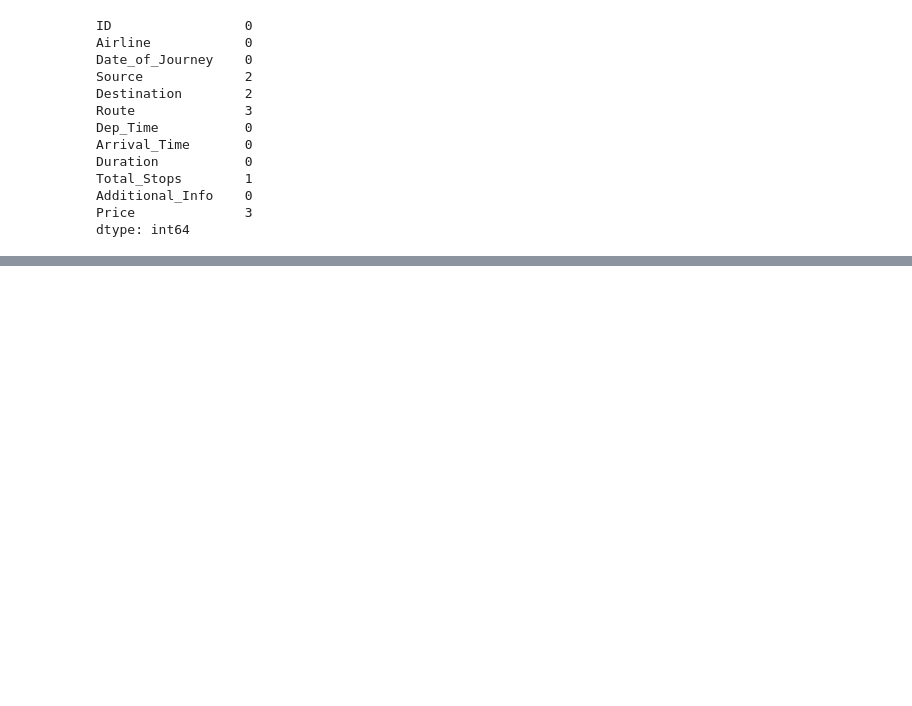
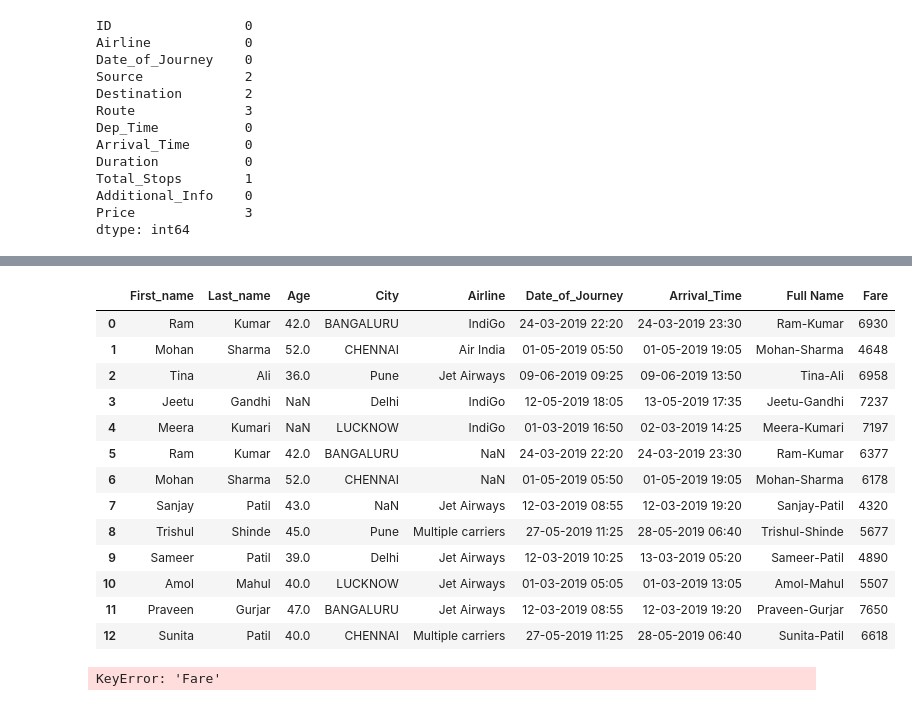
Before and after one commit to anujakamble39/Python_Practice_01, a Jupyter notebook: Data Manipulation Pandas/1.Pandas_Level_01.ipynb, the cells around one changed output, grey strips where cells are left out. Drawn from its saved outputs; the diff is of its cells as text; code cells hidden in the pictures; blank space fills up the shorter version.

Commit message:
Data Manipulation

```diff
--- a/Data Manipulation Pandas/1.Pandas_Level_01.ipynb
+++ b/Data Manipulation Pandas/1.Pandas_Level_01.ipynb
@@ -726,0 +1077,28 @@ dtype: int64
+# %%
+import pandas as pd
+file_path = "G:/Ethans DS & DA/Ethans-main/Data/Airline/Final_Small_Airline.csv"
+df = pd.read_csv(file_path)
+df
+# %% [output]
+|  | First_name | Last_name | Age | City | Airline | Date_of_Journey | Arrival_Time | Full Name | Fare |
+| 0 | Ram | Kumar | 42.0 | BANGALURU | IndiGo | 24-03-2019 22:20 | 24-03-2019 23:30 | Ram-Kumar | 6930 |
+| 1 | Mohan | Sharma | 52.0 | CHENNAI | Air India | 01-05-2019 05:50 | 01-05-2019 19:05 | Mohan-Sharma | 4648 |
+| 2 | Tina | Ali | 36.0 | Pune | Jet Airways | 09-06-2019 09:25 | 09-06-2019 13:50 | Tina-Ali | 6958 |
+| 3 | Jeetu | Gandhi | NaN | Delhi | IndiGo | 12-05-2019 18:05 | 13-05-2019 17:35 | Jeetu-Gandhi | 7237 |
+| 4 | Meera | Kumari | NaN | LUCKNOW | IndiGo | 01-03-2019 16:50 | 02-03-2019 14:25 | Meera-Kumari | 7197 |
+| 5 | Ram | Kumar | 42.0 | BANGALURU | NaN | 24-03-2019 22:20 | 24-03-2019 23:30 | Ram-Kumar | 6377 |
+| 6 | Mohan | Sharma | 52.0 | CHENNAI | NaN | 01-05-2019 05:50 | 01-05-2019 19:05 | Mohan-Sharma | 6178 |
+| 7 | Sanjay | Patil | 43.0 | NaN | Jet Airways | 12-03-2019 08:55 | 12-03-2019 19:20 | Sanjay-Patil | 4320 |
+| 8 | Trishul | Shinde | 45.0 | Pune | Multiple carriers | 27-05-2019 11:25 | 28-05-2019 06:40 | Trishul-Shinde | 5677 |
+| 9 | Sameer | Patil | 39.0 | Delhi | Jet Airways | 12-03-2019 10:25 | 13-03-2019 05:20 | Sameer-Patil | 4890 |
+| 10 | Amol | Mahul | 40.0 | LUCKNOW | Jet Airways | 01-03-2019 05:05 | 01-03-2019 13:05 | Amol-Mahul | 5507 |
+| 11 | Praveen | Gurjar | 47.0 | BANGALURU | Jet Airways | 12-03-2019 08:55 | 12-03-2019 19:20 | Praveen-Gurjar | 7650 |
+| 12 | Sunita | Patil | 40.0 | CHENNAI | Multiple carriers | 27-05-2019 11:25 | 28-05-2019 06:40 | Sunita-Patil | 6618 |
+# %%
+def newAirfare(x):
+    return int(x)*0.10
+
+df["NewFare"] = df["Fare"].map(newAirfare)
+df
+# %% [output]
+KeyError: 'Fare'
```
Also changed, not shown: parts of 50 cells of this notebook, 3 other files.
